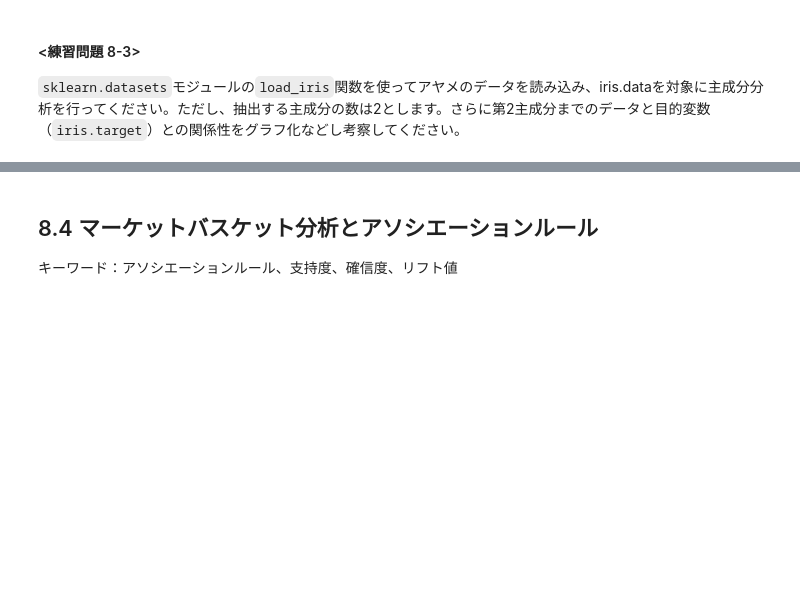
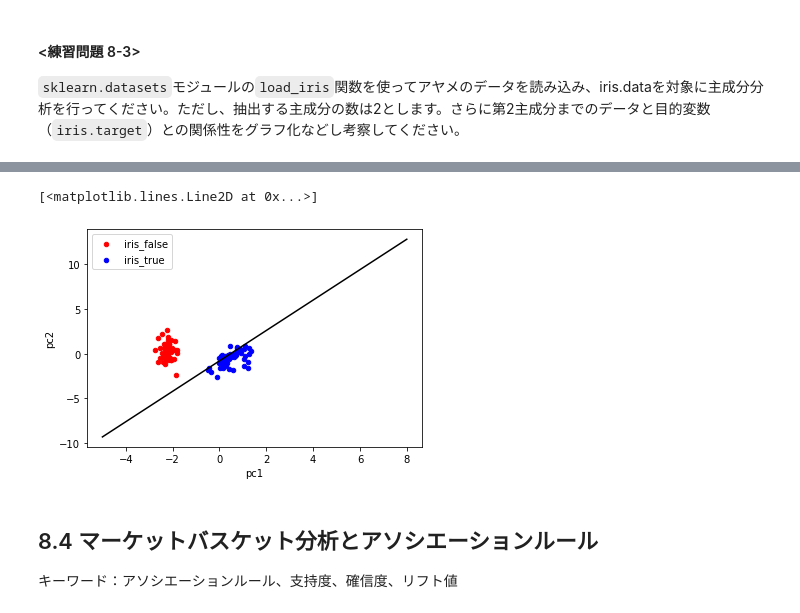
Before and after one commit to takafumi12/tokyou-u_chapters, a Jupyter notebook: GCI2020/week6/chapter8.ipynb, the cells around one changed output, grey strips where cells are left out. Cells and saved outputs as stored; diff of their text form; code cells hidden in the pictures; blank space fills up the shorter version.

```diff
--- a/GCI2020/week6/chapter8.ipynb
+++ b/GCI2020/week6/chapter8.ipynb
@@ -842,3 +900,24 @@ ax.plot(x, y, color="black")
+# %%
+# 列にラベルをつける、1つ目が第1主成分、2つ目が第2主成分
+X_pca = pd.DataFrame(X_pca, columns=['pc1','pc2'])
+
+# 上のデータに、目的変数（cancer.target）を紐づける、横に結合
+X_pca = pd.concat([X_pca, pd.DataFrame(iris.target, columns=['target'])], axis=1)
+
+pca_iris_false = X_pca[X_pca['target']==0]
+pca_iris_true = X_pca[X_pca['target']==1]
+# %%
+ax = pca_iris_false.plot.scatter(x='pc1', y='pc2', color='red', label='iris_false');
+
+pca_iris_true.plot.scatter(x='pc1', y='pc2', color='blue', label='iris_true', ax=ax);
+
+# おおよその境界線
+x = np.arange(-5, 9)
+y = 1.7 * x - 0.8
+ax.plot(x, y, color="black")
+# %% [output]
+[<matplotlib.lines.Line2D at 0x...>]
+[figure, added]
 # %% [markdown]
 ## 8.4 マーケットバスケット分析とアソシエーションルール
 キーワード：アソシエーションルール、支持度、確信度、リフト値
```
Also changed, not shown: parts of 35 cells of this notebook, 2 other files.
